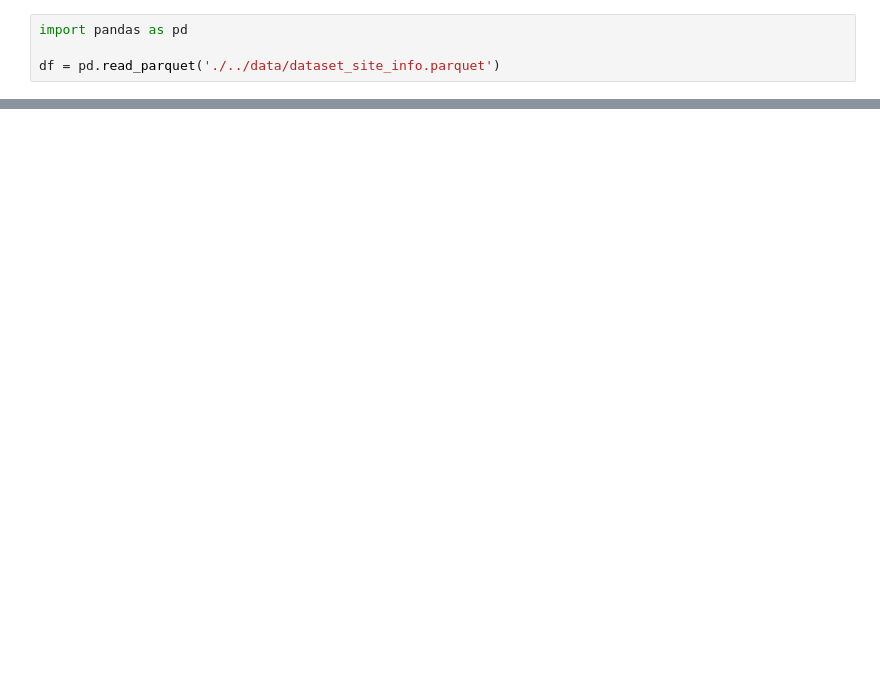
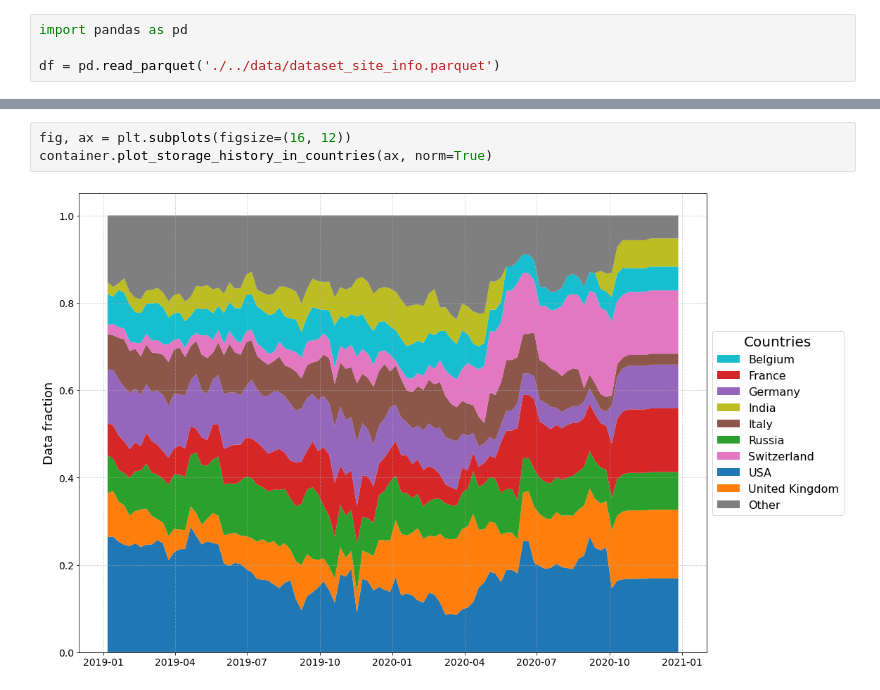
Before and after one commit to SimoneGasperini/cms-cmSim, a Jupyter notebook: notebooks/container_example.ipynb, the cells around one changed output, grey strips where cells are left out. Saved outputs shown, nothing was run; the diff lists cells and outputs as text; blank space fills up the shorter version.

```diff
--- a/notebooks/container_example.ipynb
+++ b/notebooks/container_example.ipynb
@@ -47,0 +41,5 @@ See the caveats in the documentation: https://pandas.pydata.org/pandas-docs/stab
+# %%
+fig, ax = plt.subplots(figsize=(16, 12))
+container.plot_storage_history_in_countries(ax, norm=True)
+# %% [output]
+[figure, added]
```
Also changed, not shown: parts of 5 cells of this notebook, 2 other files.
